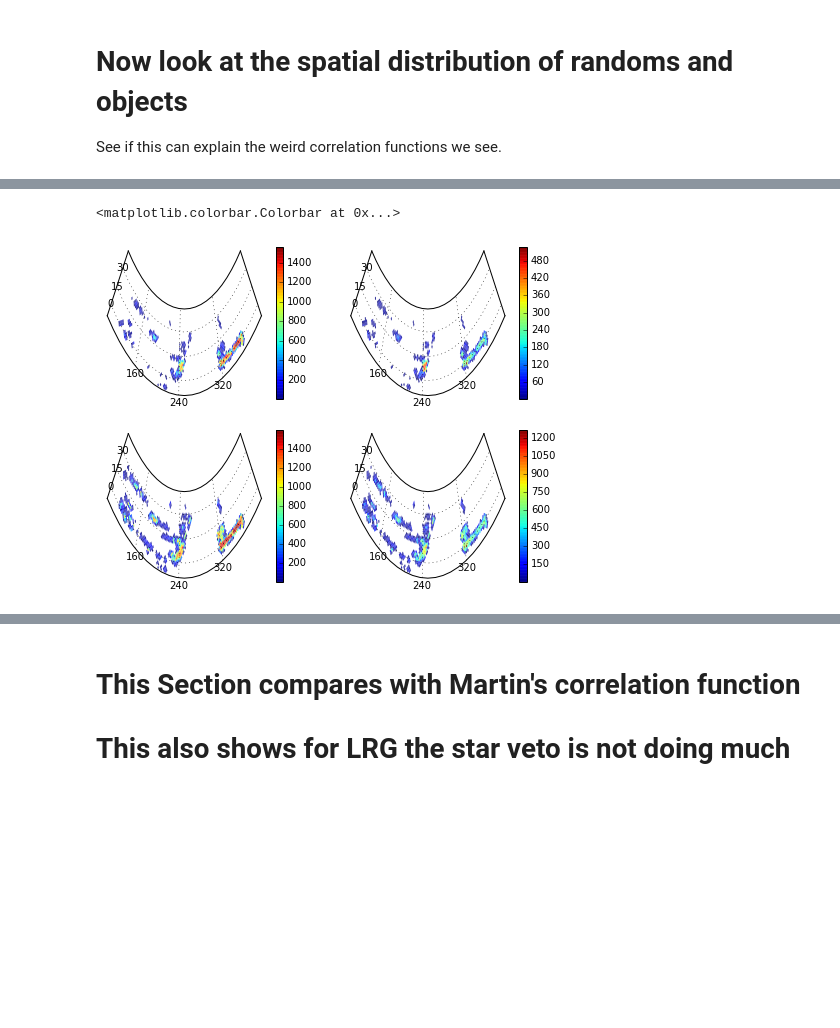
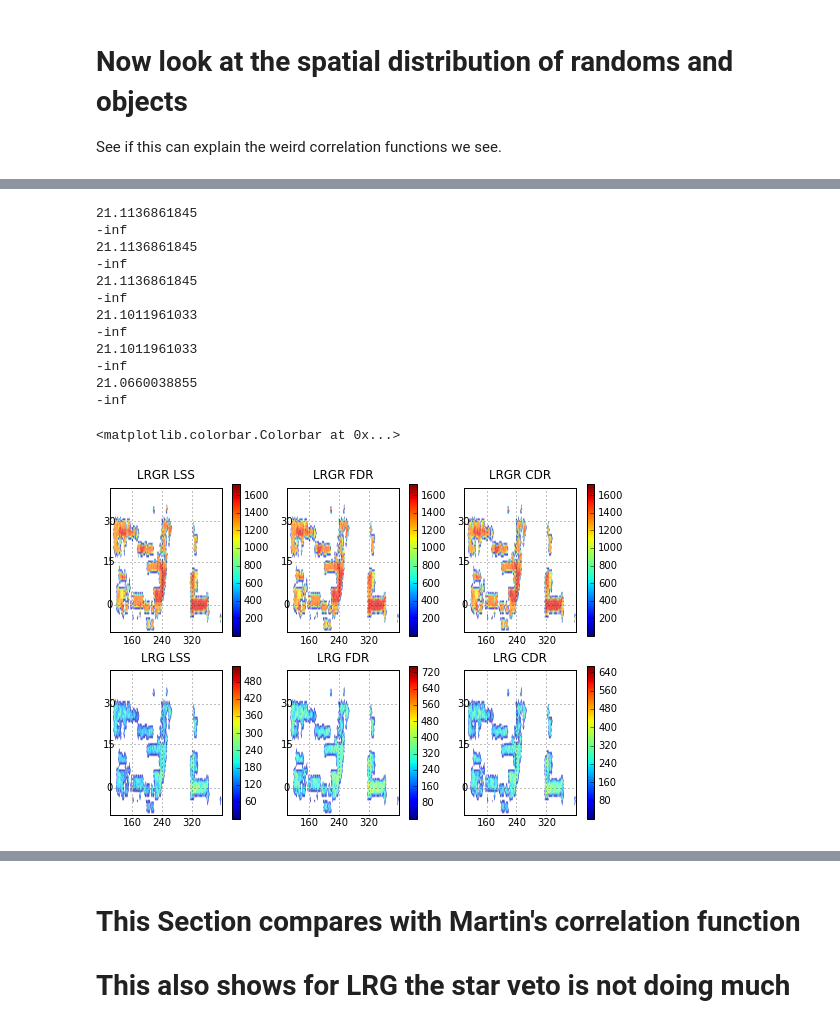
Before and after one commit to bccp/imaginglss-notebooks, a Jupyter notebook: DR2FDRClustering.ipynb, the cells around one changed output, grey strips where cells are left out. Saved outputs shown, nothing was run; the diff lists cells and outputs as text; code cells hidden in the pictures; blank space fills up the shorter version.

Commit message:
update dr2 fdr clustering notebook.
It contains the code using aea projection to plot good look densing maps.

```diff
--- a/DR2FDRClustering.ipynb
+++ b/DR2FDRClustering.ipynb
@@ -23,6 +23,9 @@ reload(sphere)
 # %%
 CDR_LRG = h5py.File('/global/homes/y/yfeng1/source/imaginglss/nersc/CDR_LRG.hdf5', 'r')
 CDR_LRGR = h5py.File('/global/homes/y/yfeng1/source/imaginglss/nersc/CDR_LRG-RANDOM.hdf5', 'r')
+# %%
+LSS_LRG = h5py.File('/global/homes/y/yfeng1/source/imaginglss/nersc/LSS_LRG.hdf5', 'r')
+LSS_LRGR = h5py.File('/global/homes/y/yfeng1/source/imaginglss/nersc/LSS_LRG-RANDOM.hdf5', 'r')
 # %%
 LRG = h5py.File('/global/homes/y/yfeng1/source/imaginglss/nersc/LRG.hdf5', 'r')
 LRGR = h5py.File('/global/homes/y/yfeng1/source/imaginglss/nersc/LRG-RANDOM.hdf5', 'r')
@@ -32,6 +35,9 @@ ELGR = h5py.File('/global/homes/y/yfeng1/source/imaginglss/nersc/ELG-RANDOM.hdf5
 # %%
 CDR_ELG = h5py.File('/global/homes/y/yfeng1/source/imaginglss/nersc/CDR_ELG.hdf5', 'r')
 CDR_ELGR = h5py.File('/global/homes/y/yfeng1/source/imaginglss/nersc/CDR_ELG-RANDOM.hdf5', 'r')
+# %%
+LSS_ELG = h5py.File('/global/homes/y/yfeng1/source/imaginglss/nersc/LSS_ELG.hdf5', 'r')
+LSS_ELGR = h5py.File('/global/homes/y/yfeng1/source/imaginglss/nersc/LSS_ELG-RANDOM.hdf5', 'r')
 # %%
 QSO = h5py.File('/global/homes/y/yfeng1/source/imaginglss/nersc/QSO.hdf5', 'r')
 QSOR = h5py.File('/global/homes/y/yfeng1/source/imaginglss/nersc/QSO-RANDOM.hdf5', 'r')
@@ -207,0 +330,11 @@ reload(mpl_aea)
+# %%
+ax = subplot(111, projection='aea')
+ra, dec = LSS_ELGR['RA'][::1], LSS_ELGR['DEC'][::1]
+v = LSS_ELGR['COMPLETENESS'][:] ==1
+#_ = hist2d(ra, dec, bins=(200, 200)
+ax.histmap(ra[v], dec[v], perarea=False, nside=128, range=((320, 360), (-2, 2)), vmin=0)
+ax.set_xlim(320, 360)
+ax.set_ylim(-2, 2)
+ax.set_parallels(-20, 20)
+ax.grid()
+colorbar()
@@ -209,7 +345,8 @@ reload(mpl_aea)
 def number_density(ax, cat):
     ra, dec = readdata(cat, 1.0, 1.0)
     #_ = hist2d(ra, dec, bins=(200, 200)
-    ax.histmap(ra, dec, perarea=True)
+    ax.histmap(ra, dec, perarea=True, nside=64)
     ax.set_xlim(100, 400)
     ax.set_ylim(-10, 45)
+    ax.set_parallels(-20, 20)
     ax.grid()
@@ -216,17 +394,41 @@ def number_density(ax, cat):
 # %%
-figure(figsize=(8, 6))
-ax = subplot(221, projection='aea')
-number_density(ax, QSOR)
+figure(figsize=(9, 6))
+ax = subplot(231, projection='aea')
+number_density(ax, LSS_LRGR)
 colorbar()
-ax = subplot(222, projection='aea')
-number_density(ax, QSO)
+ax.set_title('LRGR LSS')
+ax = subplot(232, projection='aea')
+number_density(ax, LRGR)
 colorbar()
-ax = subplot(223, projection='aea')
-number_density(ax, CDR_QSOR)
+ax.set_title('LRGR FDR')
+ax = subplot(233, projection='aea')
+number_density(ax, CDR_LRGR)
 colorbar()
-ax = subplot(224, projection='aea')
-number_density(ax, CDR_QSO)
+ax.set_title('LRGR CDR')
+ax = subplot(234, projection='aea')
+number_density(ax, LSS_LRG)
+ax.set_title('LRG LSS')
 colorbar()
+ax = subplot(235, projection='aea')
+number_density(ax, LRG)
+ax.set_title('LRG FDR')
+colorbar()
+ax = subplot(236, projection='aea')
+number_density(ax, CDR_LRG)
+ax.set_title('LRG CDR')
+colorbar()
 # %% [output]
-<matplotlib.colorbar.Colorbar at 0x...>
+21.1136861845
+-inf
+21.1136861845
+-inf
+21.1136861845
+-inf
+21.1011961033
+-inf
+21.1011961033
+-inf
+21.0660038855
+-inf
+<matplotlib.colorbar.Colorbar at 0x...>
-[figure, old version]
+[figure, new version]
```
Also changed, not shown: parts of 31 cells of this notebook.
